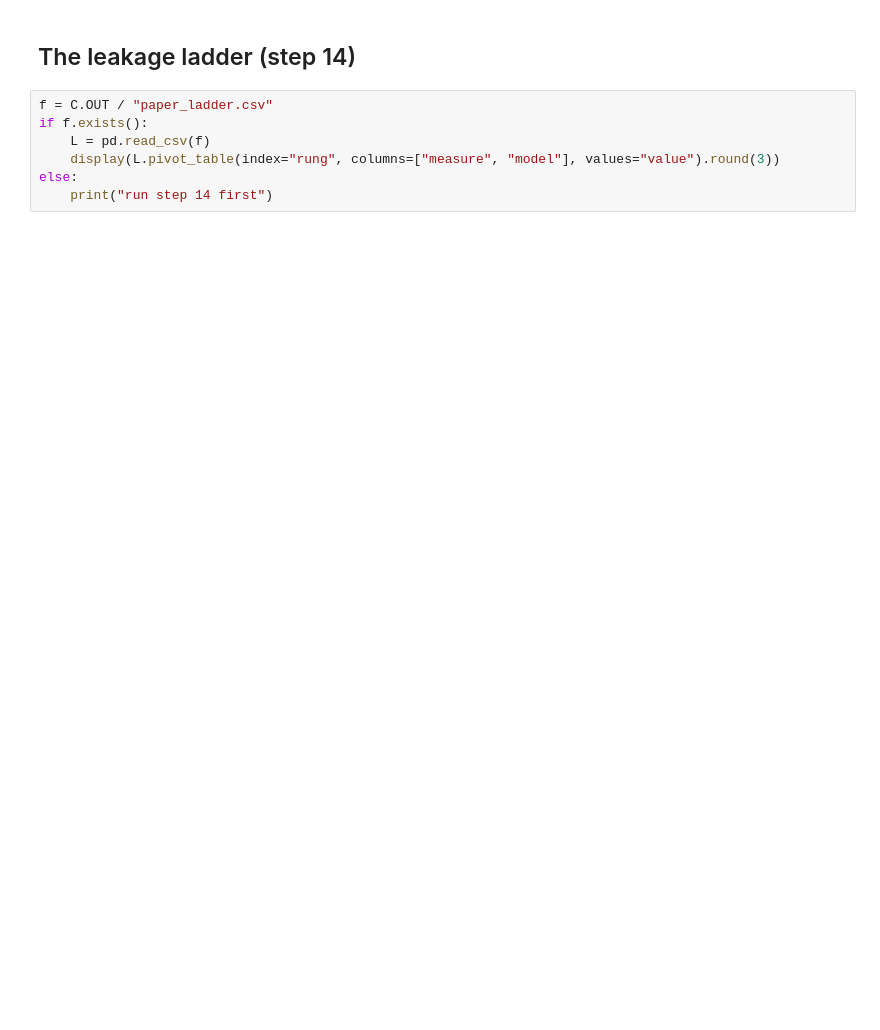
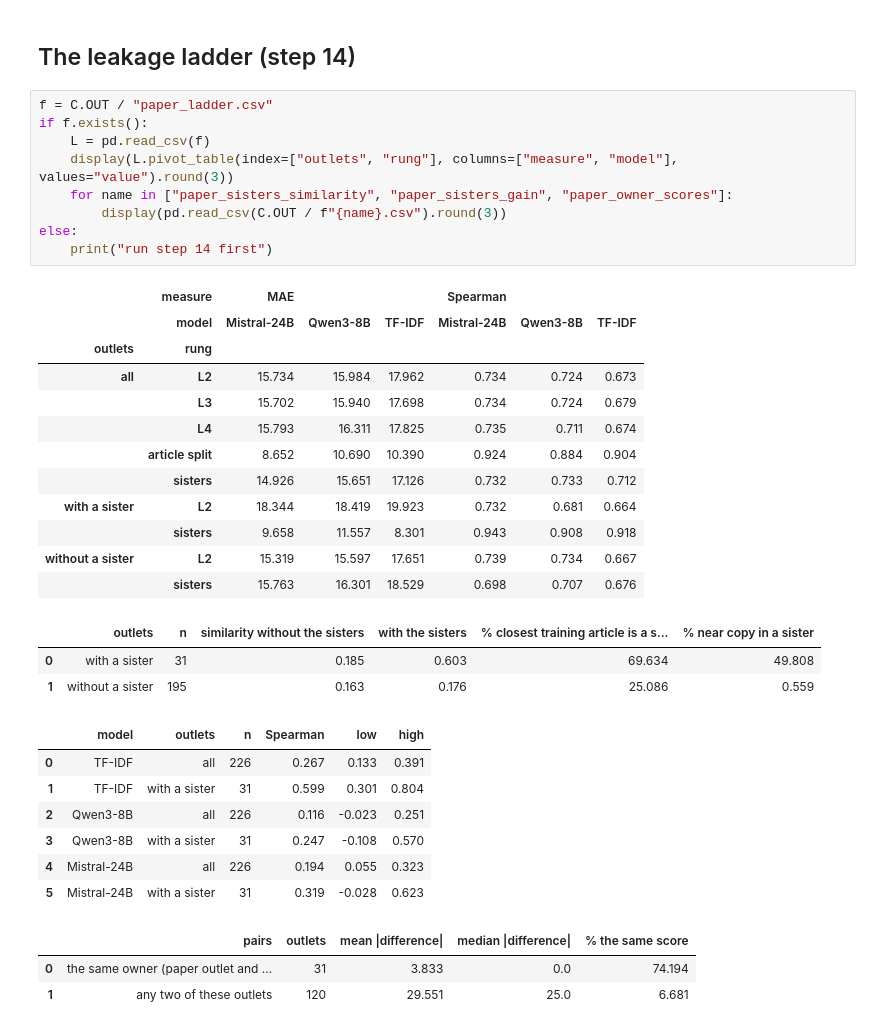
Before and after one commit to bianchi-john/PublisherClassification, a Jupyter notebook: Code/Pipeline/15_paper_results.ipynb, the cells around one changed output. Cells and saved outputs as stored; diff of their text form; blank space fills up the shorter version.

```diff
--- a/Code/Pipeline/15_paper_results.ipynb
+++ b/Code/Pipeline/15_paper_results.ipynb
@@ -81,7 +221,35 @@ else:
 # %%
 f = C.OUT / "paper_ladder.csv"
 if f.exists():
     L = pd.read_csv(f)
-    display(L.pivot_table(index="rung", columns=["measure", "model"], values="value").round(3))
+    display(L.pivot_table(index=["outlets", "rung"], columns=["measure", "model"], values="value").round(3))
+    for name in ["paper_sisters_similarity", "paper_sisters_gain", "paper_owner_scores"]:
+        display(pd.read_csv(C.OUT / f"{name}.csv").round(3))
 else:
     print("run step 14 first")
+# %% [output]
+|  | measure | MAE |  |  | Spearman |  |  |
+|  | model | Mistral-24B | Qwen3-8B | TF-IDF | Mistral-24B | Qwen3-8B | TF-IDF |
+| outlets | rung |  |  |  |  |  |  |
+| all | L2 | 15.734 | 15.984 | 17.962 | 0.734 | 0.724 | 0.673 |
+|  | L3 | 15.702 | 15.940 | 17.698 | 0.734 | 0.724 | 0.679 |
+|  | L4 | 15.793 | 16.311 | 17.825 | 0.735 | 0.711 | 0.674 |
+|  | article split | 8.652 | 10.690 | 10.390 | 0.924 | 0.884 | 0.904 |
+|  | sisters | 14.926 | 15.651 | 17.126 | 0.732 | 0.733 | 0.712 |
+| with a sister | L2 | 18.344 | 18.419 | 19.923 | 0.732 | 0.681 | 0.664 |
+|  | sisters | 9.658 | 11.557 | 8.301 | 0.943 | 0.908 | 0.918 |
+| without a sister | L2 | 15.319 | 15.597 | 17.651 | 0.739 | 0.734 | 0.667 |
+|  | sisters | 15.763 | 16.301 | 18.529 | 0.698 | 0.707 | 0.676 |
+|  | outlets | n | similarity without the sisters | with the sisters | % closest training article is a s... | % near copy in a sister |
+| 0 | with a sister | 31 | 0.185 | 0.603 | 69.634 | 49.808 |
+| 1 | without a sister | 195 | 0.163 | 0.176 | 25.086 | 0.559 |
+|  | model | outlets | n | Spearman | low | high |
+| 0 | TF-IDF | all | 226 | 0.267 | 0.133 | 0.391 |
+| 1 | TF-IDF | with a sister | 31 | 0.599 | 0.301 | 0.804 |
+| 2 | Qwen3-8B | all | 226 | 0.116 | -0.023 | 0.251 |
+| 3 | Qwen3-8B | with a sister | 31 | 0.247 | -0.108 | 0.570 |
+| 4 | Mistral-24B | all | 226 | 0.194 | 0.055 | 0.323 |
+| 5 | Mistral-24B | with a sister | 31 | 0.319 | -0.028 | 0.623 |
+|  | pairs | outlets | mean |difference| | median |difference| | % the same score |
+| 0 | the same owner (paper outlet and ... | 31 | 3.833 | 0.0 | 74.194 |
+| 1 | any two of these outlets | 120 | 29.551 | 25.0 | 6.681 |
```
Also changed, not shown: parts of 16 cells of this notebook, 19 other files.
